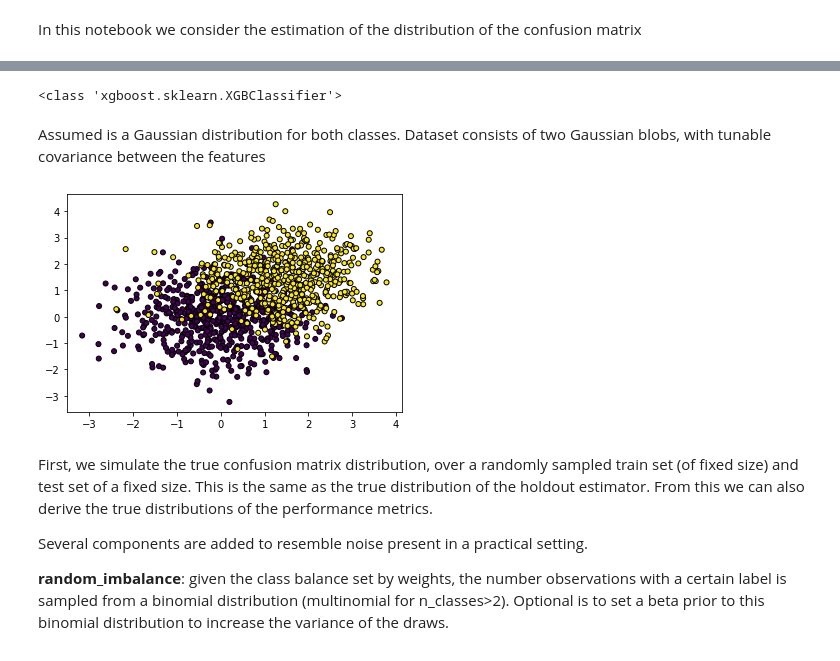
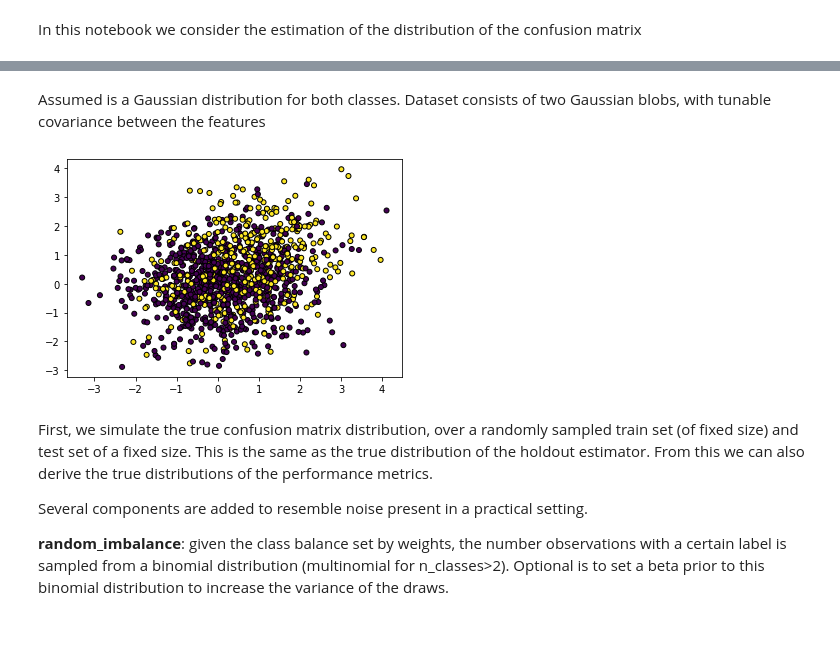
Before and after one commit to RUrlus/ModelMetricUncertaintyResearch, a Jupyter notebook: notebooks/Coen experiments/CM experiments.ipynb, the cells around one changed output, grey strips where cells are left out. Saved outputs shown, nothing was run; the diff lists cells and outputs as text; code cells hidden in the pictures.

```diff
--- a/notebooks/Coen experiments/CM experiments.ipynb
+++ b/notebooks/Coen experiments/CM experiments.ipynb
@@ -9,14 +6,3 @@ The autoreload extension is already loaded. To reload it, use:
-# %%
-from sklearn.linear_model import LogisticRegression
-from sklearn.neural_network import MLPClassifier
-import xgboost as xgb
-
-model = xgb.XGBClassifier
-str(model) == "<class 'sklearn.linear_model._logistic.LogisticRegression'>"
-"<class 'sklearn.neural_network._multilayer_perceptron.MLPClassifier'>"
-print(str(model))
-# %% [output]
-<class 'xgboost.sklearn.XGBClassifier'>
 # %%
 import numpy as np
 import pandas as pd
@@ -32,27 +19,27 @@ Assumed is a Gaussian distribution for both classes. Dataset consists of two Gau
 # %%
 generator = BlobGenerator(
     train_size=1000,
     test_size=200,
     n_features=2,
     n_informative=2,
     n_redundant=0,
     n_repeated=0,
     n_classes=2,
     n_clusters_per_class=1,
-    weights=[0.5, 0.5],
-    flip_y=0,
+    weights=[0.8, 0.2],
+    flip_y=0.2,
     class_d=2.0,
     scale=1.0,
     shuffle=False,
     random_state=123,
     var=1,
     cov=0,
     random_imbalance=False)
 X, y = generator.make_classification()
 
 generator.plot_blobs(X, y, scatter=True, contour=False)
 # %% [output]
-[figure, old version]
+[figure, new version]
 # %% [markdown]
 First, we simulate the true confusion matrix distribution, over a randomly sampled train set (of fixed size) and test set of a fixed size.
 This is the same as the true distribution of the holdout estimator. From this we can also derive the true distributions of the performance metrics.
```
Also changed, not shown: parts of 47 cells of this notebook.
